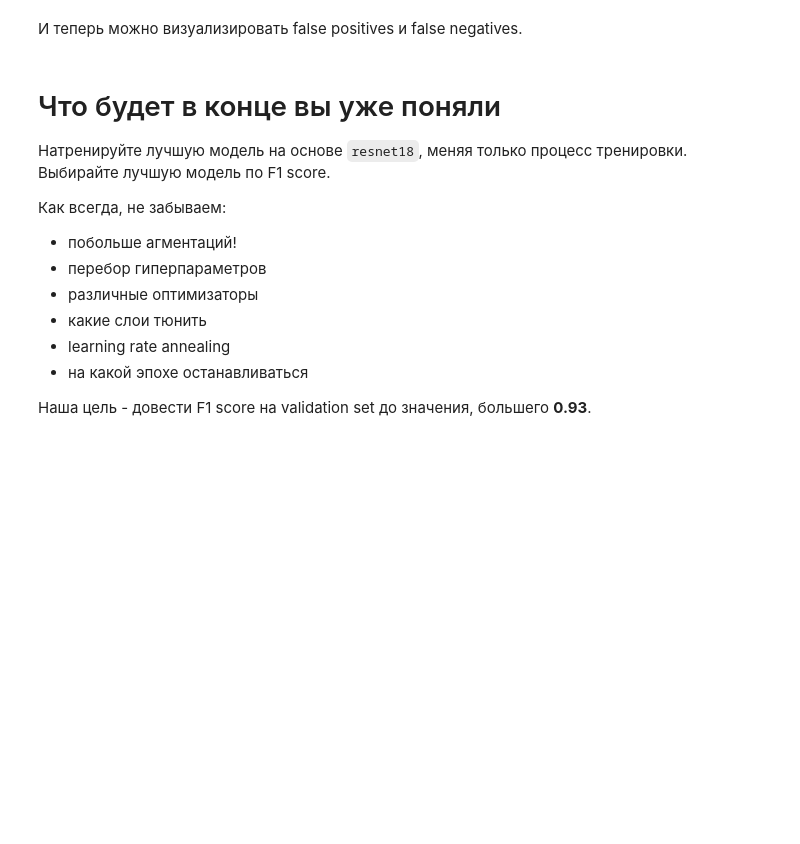
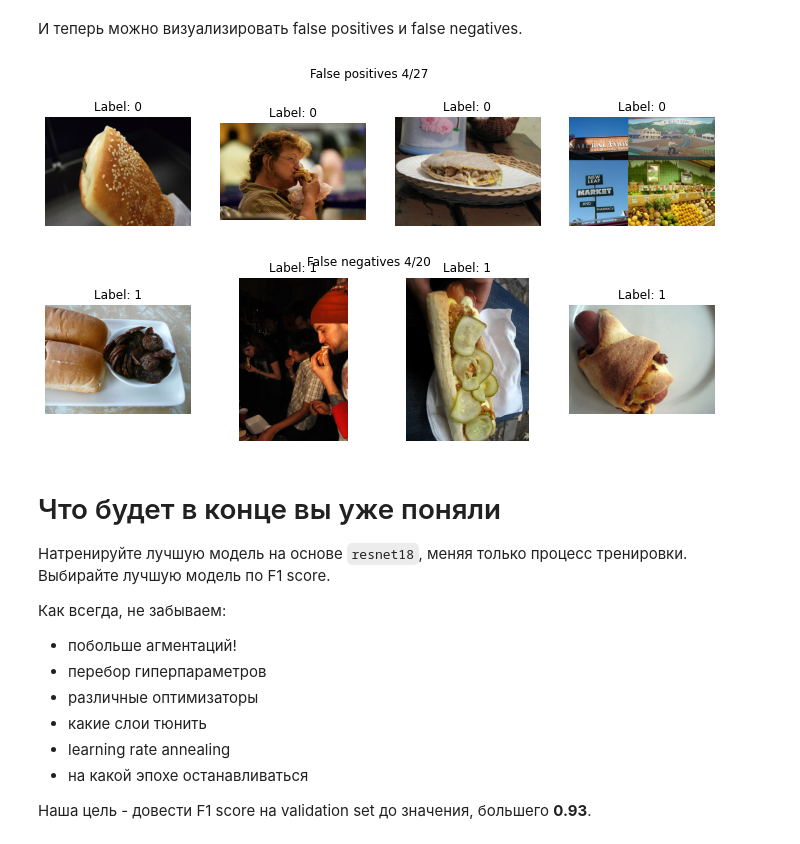
Before and after one commit to Seraphirn/dlcourse_ai, a Jupyter notebook: assignments/assignment4/HotdogOrNot.ipynb, the cells around one changed output. Drawn from its saved outputs; the diff is of its cells as text; code cells hidden in the pictures; blank space fills up the shorter version.

```diff
--- a/assignments/assignment4/HotdogOrNot.ipynb
+++ b/assignments/assignment4/HotdogOrNot.ipynb
@@ -387,27 +403,38 @@ def evaluate_model(model, dataset, indices):
     grount_truth: np array of boolean of actual labels of the dataset
     """
     model.eval()  # Evaluation mode
+    batch_size = 16
+    sampler = SubsetSampler(indices)
 
-    # TODO: Evaluate model on the list of indices and capture predictions
-    # and ground truth labels
-    # Hint: SubsetSampler above could be useful!
+    loader = torch.utils.data.DataLoader(dataset, batch_size=batch_size,
+                                         sampler=sampler)
+    predictions, ground_truth = [], []
+    for x, y, _ in loader:
+        predictions.append(torch.argmax(model(x.to(device)), 1))
+        ground_truth.append(y.to(device))
 
-    raise Exception("Not implemented")
-
-    return predictions, ground_truth
+    return torch.hstack(predictions), torch.hstack(ground_truth)
 
 
-predictions, gt = evaluate_model(model_conv, train_dataset, val_indices)
+predictions, gt = evaluate_model(model, train_dataset, val_indices)
 # %% [markdown]
 И теперь можно визуализировать false positives и false negatives.
 # %%
 # TODO: Compute indices of the false positives on the validation set.
 # Note those have to be indices of the original dataset
-false_positive_indices = None
-visualize_samples(orig_dataset, false_positive_indices, "False positives")
+tval_indices = torch.Tensor(val_indices).to(torch.int32)
+false_positive_indices = tval_indices[
+    torch.logical_and(predictions == 1, gt == 0).nonzero()
+].flatten()
+visualize_samples(orig_dataset, false_positive_indices, "False positives", 4)
 
 # TODO: Compute indices of the false negatives on the validation set.
 # Note those have to be indices of the original dataset
-false_negatives_indices = None
-visualize_samples(orig_dataset, false_negatives_indices, "False negatives")
+false_negatives_indices = tval_indices[
+    torch.logical_and(predictions == 0, gt == 1).nonzero()
+].flatten()
+visualize_samples(orig_dataset, false_negatives_indices, "False negatives", 4)
+# %% [output]
+[figure, added]
+[figure, added]
 # %%
```
Also changed, not shown: parts of 11 cells of this notebook.
